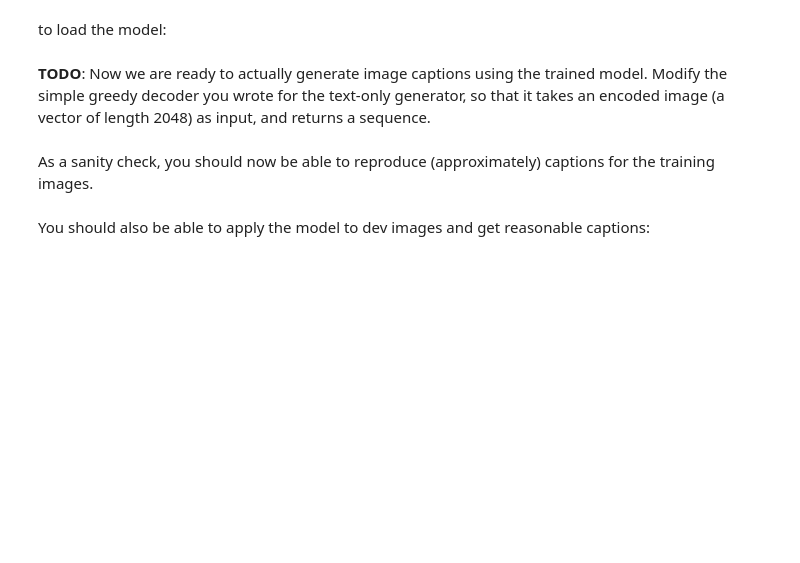
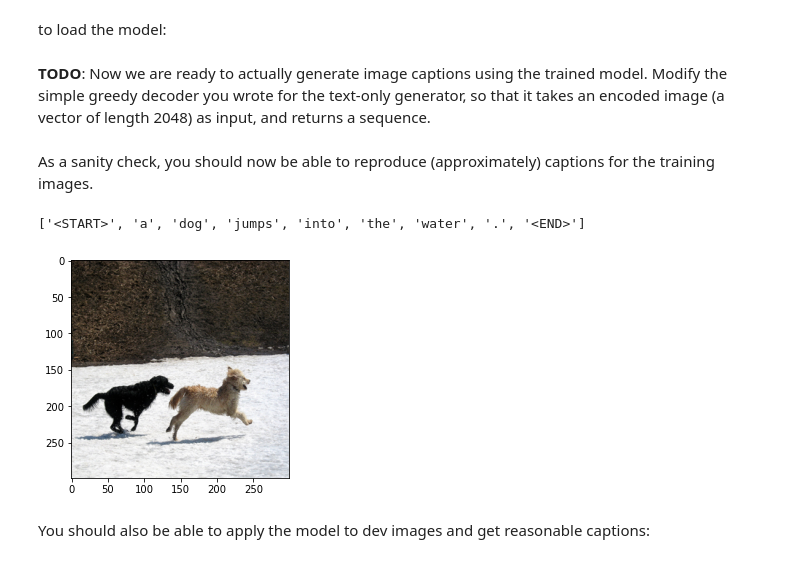
Before and after one commit to jyjuni/4705-caption-generator, a Jupyter notebook: flickr_caption_generator.ipynb, the cells around one changed output. Cells and saved outputs as stored; diff of their text form; code cells hidden in the pictures; blank space fills up the shorter version.

```diff
--- a/flickr_caption_generator.ipynb
+++ b/flickr_caption_generator.ipynb
@@ -319,3 +496,18 @@ def sample_decoder():
+# %%
+
+def sample_decoder():
+    y_pred = word_to_id['<START>']
+    seq = [y_pred]
+    while y_pred != word_to_id['<END>'] and len(seq)<MAX_LEN:
+        x = np.array(seq + [0] * (MAX_LEN - len(seq)))
+        probs = model.predict(x[np.newaxis,:])[0].astype('float64')
+        probs /= probs.sum()
+        y_pred = np.random.multinomial(1, probs)
+        y_pred = np.argmax(y_pred)
+        assert(y_pred != 0) #make sure not to predict PADDING idx
+        seq.append(y_pred)
+
+    return [id_to_word[i] for i in seq]
 # %% [markdown]
 You should now be able to see some interesting output that looks a lot like flickr8k image captions -- only that the captions are generated randomly without any image input.
 # %%
@@ -334,6 +537,7 @@ Here is what the Keras model looks like:
 MAX_LEN = 40
 EMBEDDING_DIM=300
 IMAGE_ENC_DIM=300
+vocab_size = len(word_to_id)
 
 # Image input
 img_input = Input(shape=(2048,))
@@ -368,6 +591,2 @@ If you have previously saved the image encodings, you can load them from disk:
 enc_train = np.load(f"{OUTPUT_PATH}/encoded_images_train.npy")
 enc_dev = np.load(f"{OUTPUT_PATH}/encoded_images_dev.npy")
-# %%
-def training_generator(batch_size=128):
-    #...
-    yield #...
@@ -397,8 +672,24 @@ def image_decoder(enc_image):
+# %%
+def image_decoder(enc_image):
+    y_pred = word_to_id['<START>']
+    seq = [y_pred]
+    while y_pred != word_to_id['<END>'] and len(seq)<MAX_LEN:
+        x = np.array(seq + [0] * (MAX_LEN - len(seq)))
+        enc_text = x
+        probs = model.predict([enc_image[np.newaxis,:], enc_text[np.newaxis,:]])
+        y_pred = np.argmax(probs)
+        assert(y_pred != 0) #make sure not to predict PADDING idx
+        seq.append(y_pred)
+
+    return [id_to_word[i] for i in seq]
 # %% [markdown]
 As a sanity check, you should now be able to reproduce (approximately) captions for the training images.
 # %%
 plt.imshow(get_image(train_list[0]))
-img_decoder(enc_train[0])
+image_decoder(enc_train[0])
+# %% [output]
+['<START>', 'a', 'dog', 'jumps', 'into', 'the', 'water', '.', '<END>']
+[figure, added]
 # %% [markdown]
 You should also be able to apply the model to dev images and get reasonable captions:
 # %%
```
Also changed, not shown: parts of 64 cells of this notebook, 1 other file.
